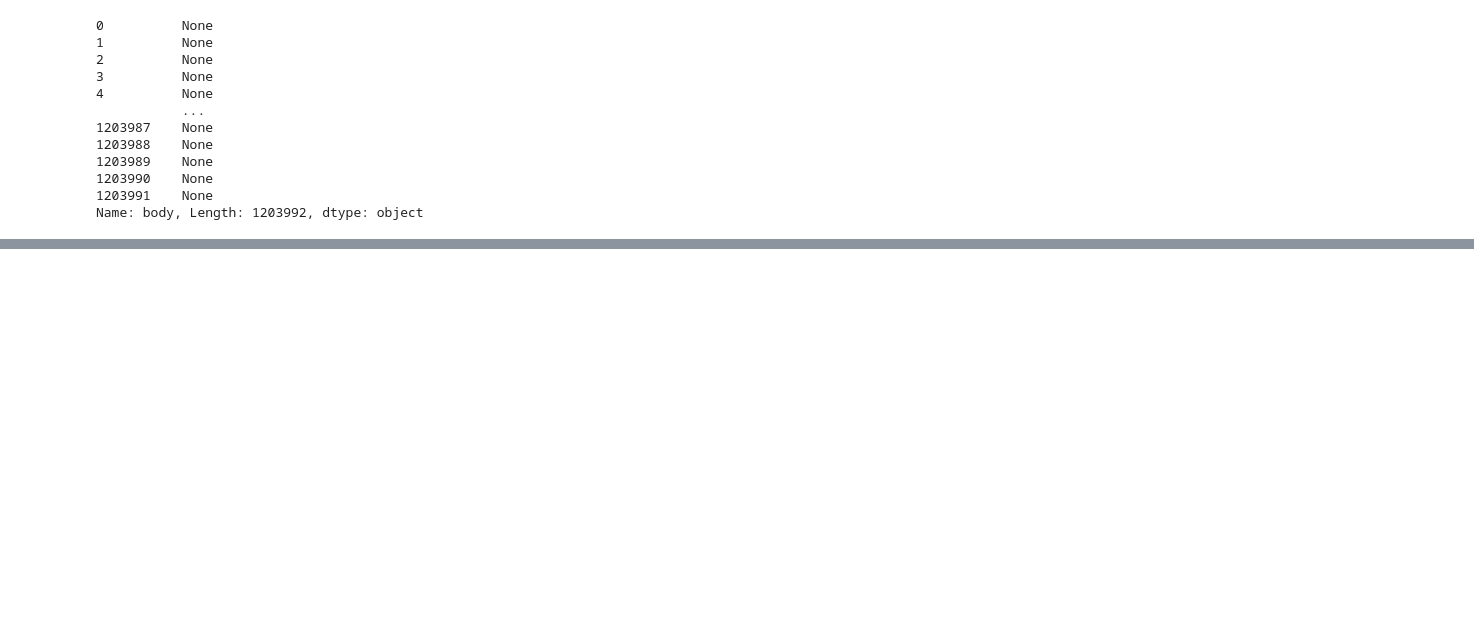
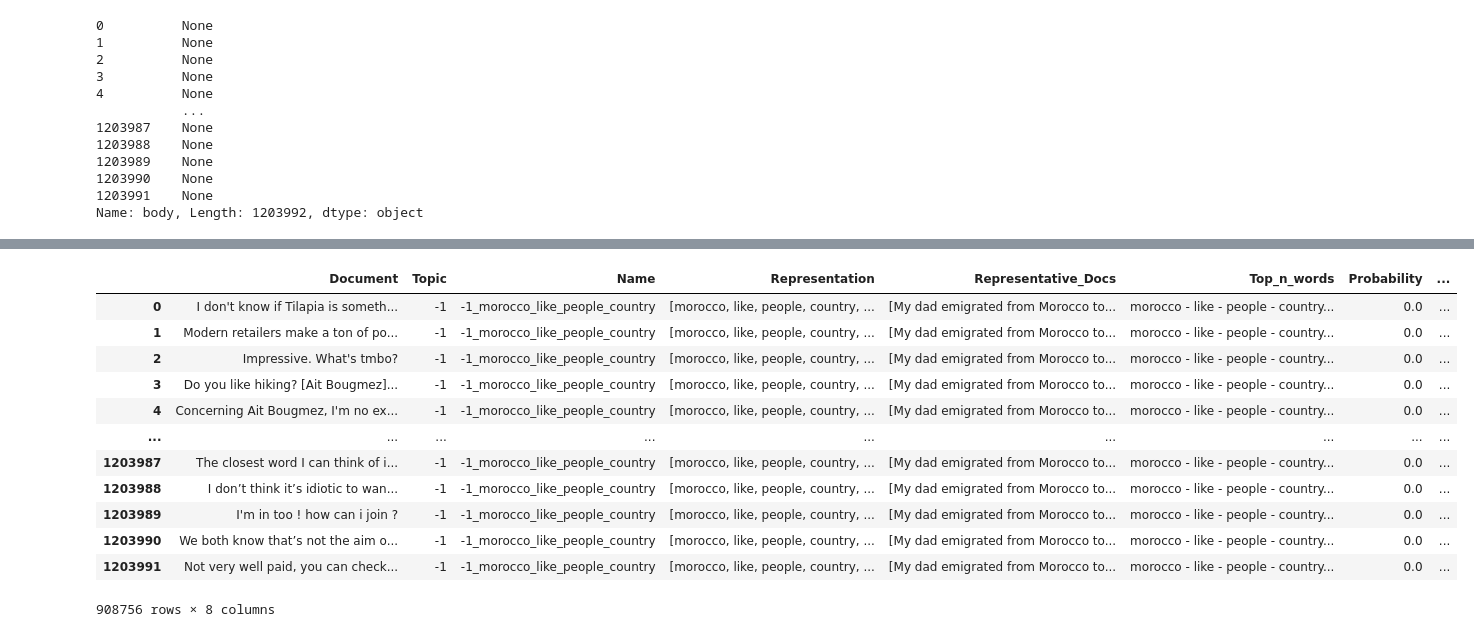
Before and after one commit to chelzakaria/unreddit, a Jupyter notebook: scripts/Topic_Modeling.ipynb, the cells around one changed output, grey strips where cells are left out. Cells and saved outputs as stored; diff of their text form; code cells hidden in the pictures; blank space fills up the shorter version.

Commit message:
edit gitignore
testing llm models

```diff
--- a/scripts/Topic_Modeling.ipynb
+++ b/scripts/Topic_Modeling.ipynb
@@ -56,6 +94,9 @@ topic_model.get_topic_info().head(25)
 # %%
-vectorizer_model = CountVectorizer(stop_words=stop_words, min_df=3, ngram_range=(1, 2))
-topic_model = BERTopic(embedding_model=nlp.pipe, verbose=True, language="multilingual", vectorizer_model=vectorizer_model)
+umap_model = UMAP(n_components=5, n_neighbors=15, min_dist=0.0)
+hdbscan_model = HDBSCAN(min_samples=10, gen_min_span_tree=True, prediction_data=True)
+
+vectorizer_model = CountVectorizer(stop_words=stop_words, min_df=2, ngram_range=(1, 2))
+topic_model = BERTopic(embedding_model=nlp.pipe, verbose=True, language="multilingual", vectorizer_model=vectorizer_model, umap_model=umap_model, hdbscan_model=hdbscan_model)
 topics, _ = topic_model.fit_transform(comments)
 topic_model.get_topic_info().head(25)
 # %% [output]
@@ -62,0 +143,16 @@ topic_model.get_topic_info().head(25)
+# %%
+topic_model.get_document_info(comments)[topic_model.get_document_info(comments).Topic == -1]
+# %% [output]
+|  | Document | Topic | Name | Representation | Representative_Docs | Top_n_words | Probability | ... |
+| 0 | I don't know if Tilapia is someth... | -1 | -1_morocco_like_people_country | [morocco, like, people, country, ... | [My dad emigrated from Morocco to... | morocco - like - people - country... | 0.0 | ... |
+| 1 | Modern retailers make a ton of po... | -1 | -1_morocco_like_people_country | [morocco, like, people, country, ... | [My dad emigrated from Morocco to... | morocco - like - people - country... | 0.0 | ... |
+| 2 | Impressive. What's tmbo? | -1 | -1_morocco_like_people_country | [morocco, like, people, country, ... | [My dad emigrated from Morocco to... | morocco - like - people - country... | 0.0 | ... |
+| 3 | Do you like hiking? [Ait Bougmez]... | -1 | -1_morocco_like_people_country | [morocco, like, people, country, ... | [My dad emigrated from Morocco to... | morocco - like - people - country... | 0.0 | ... |
+| 4 | Concerning Ait Bougmez, I'm no ex... | -1 | -1_morocco_like_people_country | [morocco, like, people, country, ... | [My dad emigrated from Morocco to... | morocco - like - people - country... | 0.0 | ... |
+| ... | ... | ... | ... | ... | ... | ... | ... | ... |
+| 1203987 | The closest word I can think of i... | -1 | -1_morocco_like_people_country | [morocco, like, people, country, ... | [My dad emigrated from Morocco to... | morocco - like - people - country... | 0.0 | ... |
+| 1203988 | I don’t think it’s idiotic to wan... | -1 | -1_morocco_like_people_country | [morocco, like, people, country, ... | [My dad emigrated from Morocco to... | morocco - like - people - country... | 0.0 | ... |
+| 1203989 | I'm in too ! how can i join ? | -1 | -1_morocco_like_people_country | [morocco, like, people, country, ... | [My dad emigrated from Morocco to... | morocco - like - people - country... | 0.0 | ... |
+| 1203990 | We both know that’s not the aim o... | -1 | -1_morocco_like_people_country | [morocco, like, people, country, ... | [My dad emigrated from Morocco to... | morocco - like - people - country... | 0.0 | ... |
+| 1203991 | Not very well paid, you can check... | -1 | -1_morocco_like_people_country | [morocco, like, people, country, ... | [My dad emigrated from Morocco to... | morocco - like - people - country... | 0.0 | ... |
+908756 rows × 8 columns
```
Also changed, not shown: parts of 16 cells of this notebook, 1 other file.
